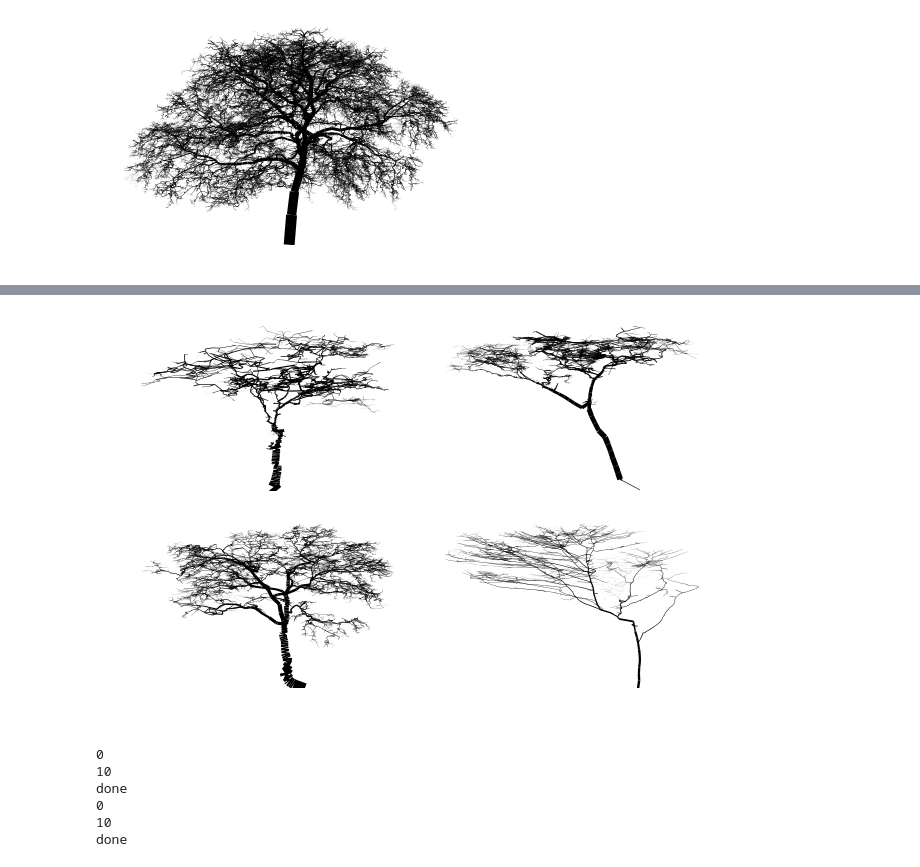
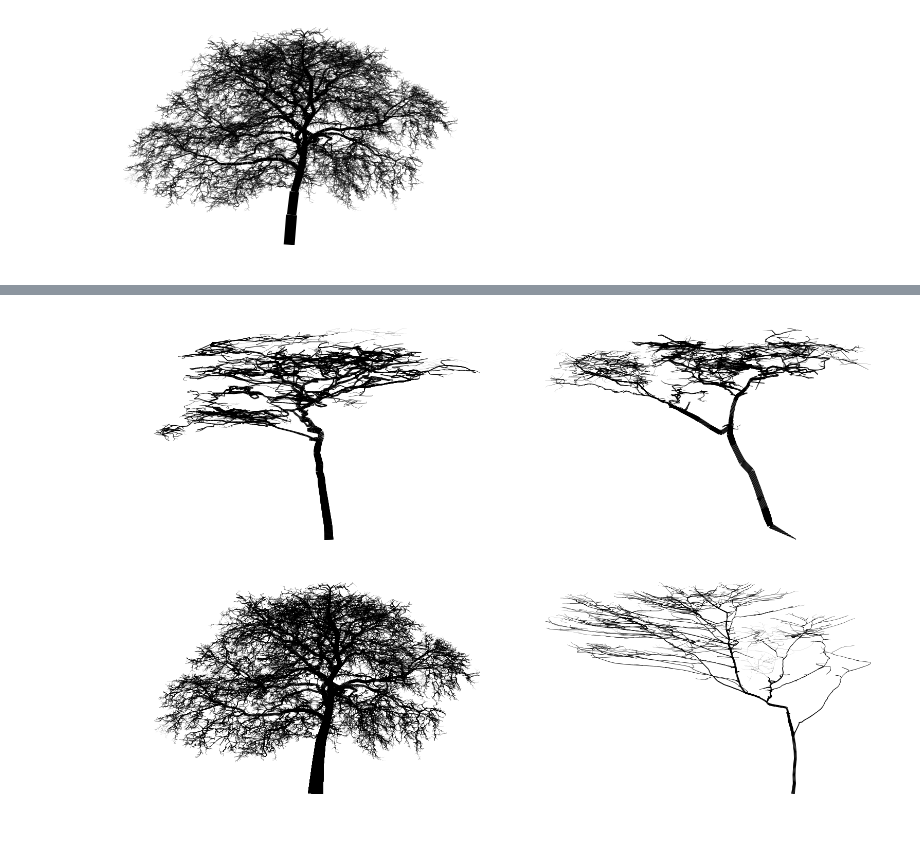
Before and after one commit to BonsaiNet/Actual-Tree, a Jupyter notebook: branchFeatures.ipynb, the cells around one changed output, grey strips where cells are left out. Saved outputs shown, nothing was run; the diff lists cells and outputs as text; code cells hidden in the pictures.

```diff
--- a/branchFeatures.ipynb
+++ b/branchFeatures.ipynb
@@ -224,0 +212,5 @@ McNeuron.visualize.plot_2D(swcP[ind[5]], pass_ax=True, ax=axis[2,1], line_width=
+# %%
+treeInd = [7,36,40,73]
+nodeDistance = 0.1
+treeArr = [McNeuron.Neuron(trees['swc'][treeInd[0]]), McNeuron.Neuron(trees['swc'][treeInd[1]]), McNeuron.Neuron(trees['swc'][treeInd[2]]), McNeuron.Neuron(trees['swc'][treeInd[3]])]
+treeSubArr = [McNeuron.Neuron(treeArr[0].subsample(subsample_type='straigthen', length=nodeDistance)), McNeuron.Neuron(treeArr[1].subsample(subsample_type='straigthen', length=nodeDistance)), McNeuron.Neuron(treeArr[2].subsample(subsample_type='straigthen', length=nodeDistance)), McNeuron.Neuron(treeArr[3].subsample(subsample_type='straigthen', length=nodeDistance))]
@@ -225,11 +238,14 @@ McNeuron.visualize.plot_2D(swcP[ind[5]], pass_ax=True, ax=axis[2,1], line_width=
 # %%
 f,g = 2,2
 fig, axis = plt.subplots(f,g)
-fig.dpi=120
-McNeuron.visualize.plot_2D(trees['swc'][6], axis=(1,0,0), rotation=30, pass_ax=True, ax=axis[0,0], line_width=McNeuron.Neuron(trees['swc'][6]).diameter*10)
-McNeuron.visualize.plot_2D(trees['swc'][36], axis=(1,0,0), rotation=30, pass_ax=True, ax=axis[0,1], line_width=McNeuron.Neuron(trees['swc'][36]).diameter*10)
-McNeuron.visualize.plot_2D(trees['swc'][59], axis=(1,0,0), rotation=30, pass_ax=True, ax=axis[1,0], line_width=McNeuron.Neuron(trees['swc'][59]).diameter*10)
-McNeuron.visualize.plot_2D(trees['swc'][73], axis=(1,0,0), rotation=30, pass_ax=True, ax=axis[1,1], line_width=McNeuron.Neuron(trees['swc'][73]).diameter*10)
+fig.dpi=300
+McNeuron.visualize.plot_2D(treeSubArr[0], axis=(1,0,0), rotation=30, pass_ax=True, ax=axis[0,0], line_width=treeSubArr[0].diameter*10)
+McNeuron.visualize.plot_2D(treeSubArr[1], axis=(1,0,0), rotation=30, pass_ax=True, ax=axis[0,1], line_width=treeSubArr[1].diameter*10)
+McNeuron.visualize.plot_2D(treeSubArr[2], axis=(1,0,0), rotation=30, pass_ax=True, ax=axis[1,0], line_width=treeSubArr[2].diameter*10)
+McNeuron.visualize.plot_2D(treeSubArr[3], axis=(1,0,0), rotation=30, pass_ax=True, ax=axis[1,1], line_width=treeSubArr[3].diameter*10)
+
+fig.savefig('/Users/anirudhnatarajan/Documents/UPenn/Images/treeExamples.eps')
+fig.savefig('/Users/anirudhnatarajan/Documents/UPenn/Images/treeExamples.png')
 # %% [output]
-[figure, old version]
+[figure, new version]
 # %%
@@ -246,15 +262,0 @@ def getNeurons(swc, size, rand) :
-# %%
-size = 20
-randO = np.linspace(0,len(swcO)-1,len(swcO))
-randP = np.linspace(0,len(swcP)-1,len(swcP))
-neuronO,randO = getNeurons(swcO, size, randO)
-neuronP,randP = getNeurons(swcP, size, randP)
-neuronO = np.vstack(neuronO)
-neuronP = np.vstack(neuronP)
-# %% [output]
-0
-10
-done
-0
-10
-done
```
Also changed, not shown: parts of 19 cells of this notebook, 5 other files.
